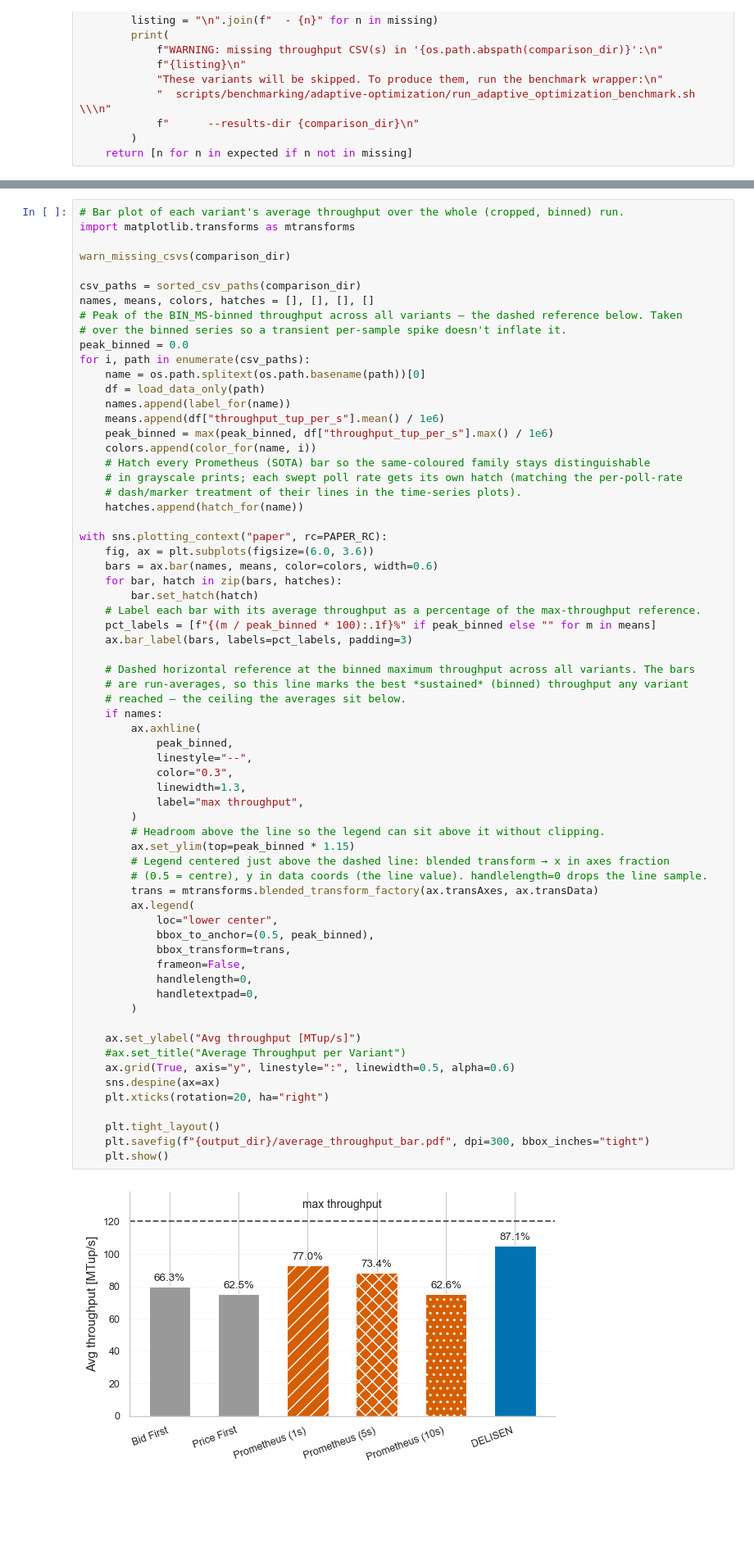
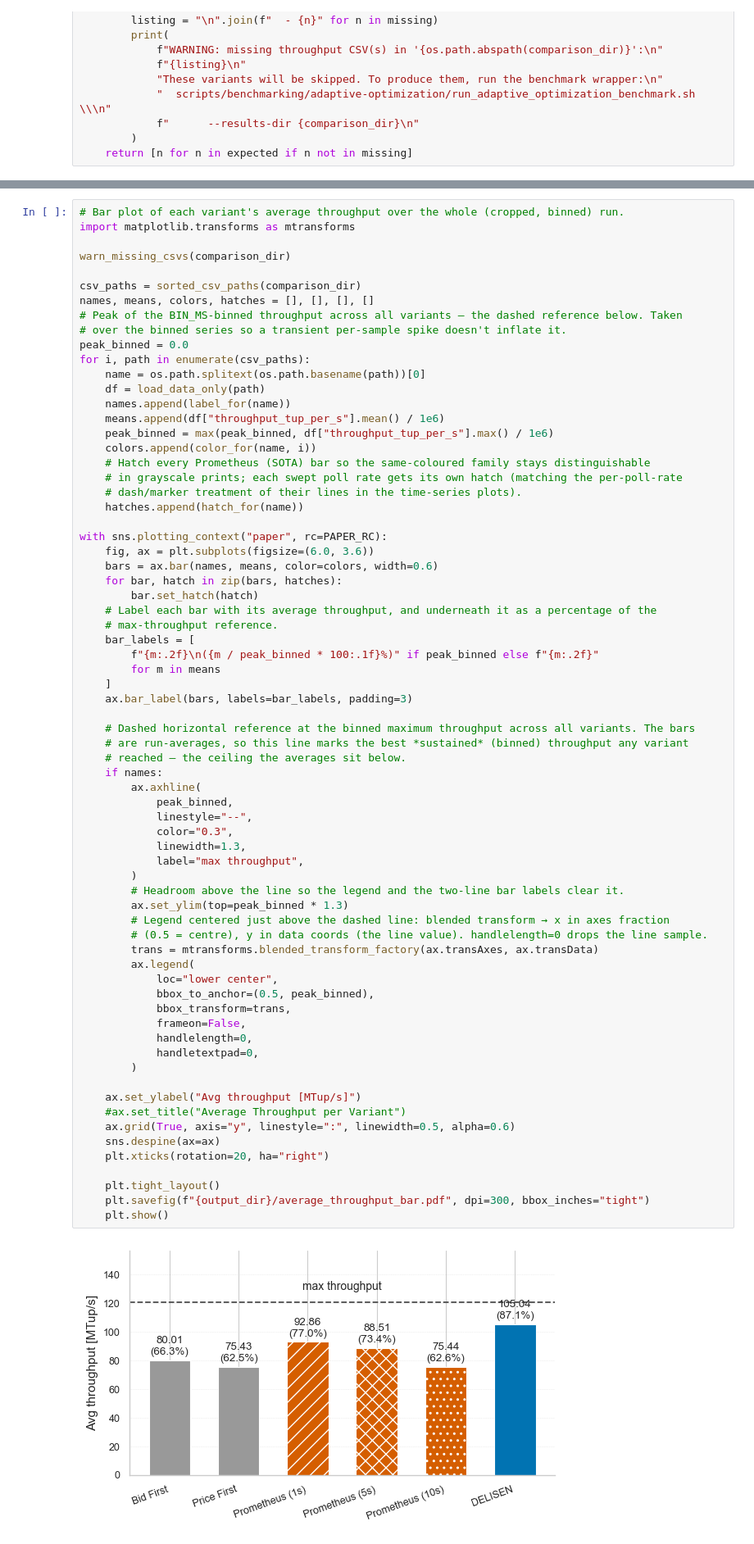
Before and after one commit to ESPAT-Orga/nebulastream-espat, a Jupyter notebook: scripts/benchmarking/adaptive-optimization/plots/ThroughputOverTime.ipynb, the cells around one changed output, grey strips where cells are left out. Shown at 82% size. Cells and saved outputs as stored; diff of their text form; blank space fills up the shorter version.

```diff
--- a/scripts/benchmarking/adaptive-optimization/plots/ThroughputOverTime.ipynb
+++ b/scripts/benchmarking/adaptive-optimization/plots/ThroughputOverTime.ipynb
@@ -444,9 +444,13 @@ with sns.plotting_context("paper", rc=PAPER_RC):
     bars = ax.bar(names, means, color=colors, width=0.6)
     for bar, hatch in zip(bars, hatches):
         bar.set_hatch(hatch)
-    # Label each bar with its average throughput as a percentage of the max-throughput reference.
-    pct_labels = [f"{(m / peak_binned * 100):.1f}%" if peak_binned else "" for m in means]
-    ax.bar_label(bars, labels=pct_labels, padding=3)
+    # Label each bar with its average throughput, and underneath it as a percentage of the
+    # max-throughput reference.
+    bar_labels = [
+        f"{m:.2f}\n({m / peak_binned * 100:.1f}%)" if peak_binned else f"{m:.2f}"
+        for m in means
+    ]
+    ax.bar_label(bars, labels=bar_labels, padding=3)
 
     # Dashed horizontal reference at the binned maximum throughput across all variants. The bars
     # are run-averages, so this line marks the best *sustained* (binned) throughput any variant
@@ -454,33 +458,33 @@ with sns.plotting_context("paper", rc=PAPER_RC):
     if names:
         ax.axhline(
             peak_binned,
             linestyle="--",
             color="0.3",
             linewidth=1.3,
             label="max throughput",
         )
-        # Headroom above the line so the legend can sit above it without clipping.
-        ax.set_ylim(top=peak_binned * 1.15)
+        # Headroom above the line so the legend and the two-line bar labels clear it.
+        ax.set_ylim(top=peak_binned * 1.3)
         # Legend centered just above the dashed line: blended transform → x in axes fraction
         # (0.5 = centre), y in data coords (the line value). handlelength=0 drops the line sample.
         trans = mtransforms.blended_transform_factory(ax.transAxes, ax.transData)
         ax.legend(
             loc="lower center",
             bbox_to_anchor=(0.5, peak_binned),
             bbox_transform=trans,
             frameon=False,
             handlelength=0,
             handletextpad=0,
         )
 
     ax.set_ylabel("Avg throughput [MTup/s]")
     #ax.set_title("Average Throughput per Variant")
     ax.grid(True, axis="y", linestyle=":", linewidth=0.5, alpha=0.6)
     sns.despine(ax=ax)
     plt.xticks(rotation=20, ha="right")
 
     plt.tight_layout()
     plt.savefig(f"{output_dir}/average_throughput_bar.pdf", dpi=300, bbox_inches="tight")
     plt.show()
 # %% [output]
-[figure, old version]
+[figure, new version]
```
Also changed, not shown: 9 other files.
